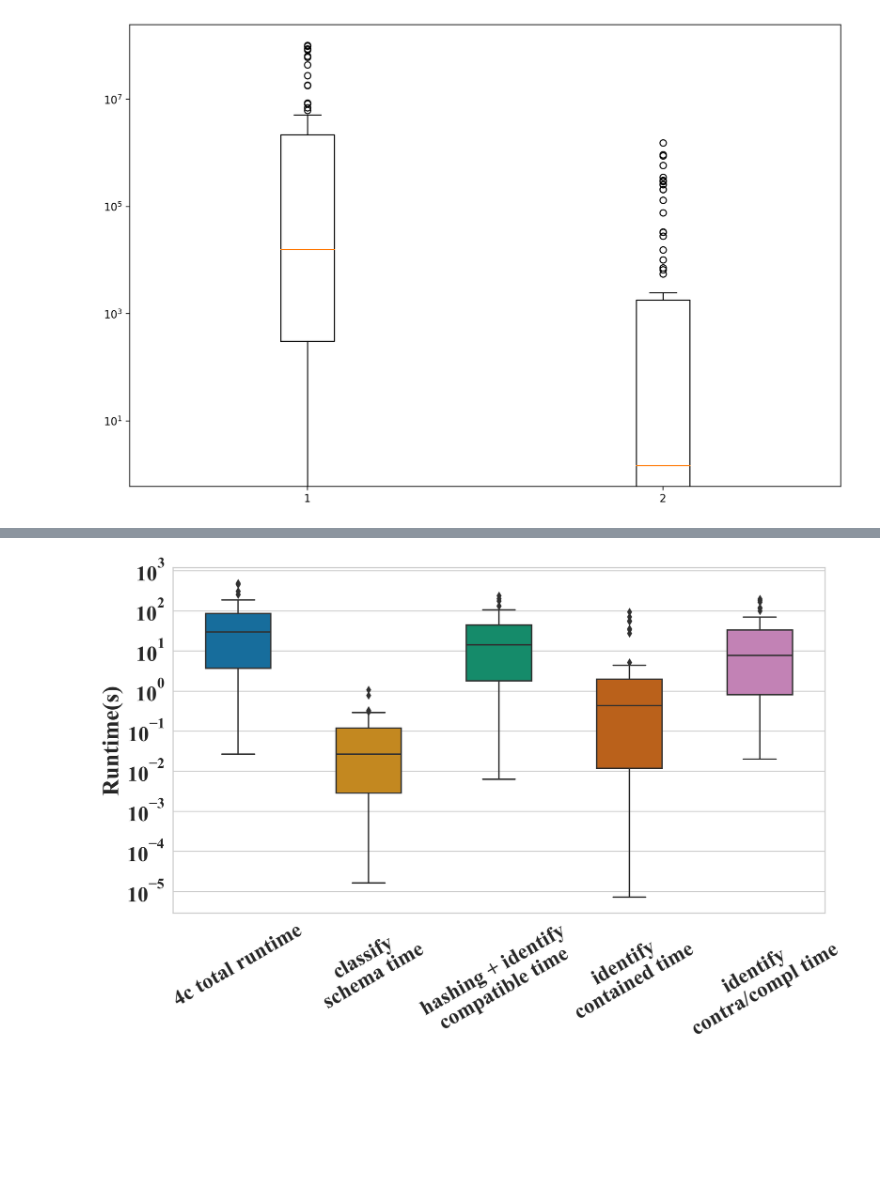
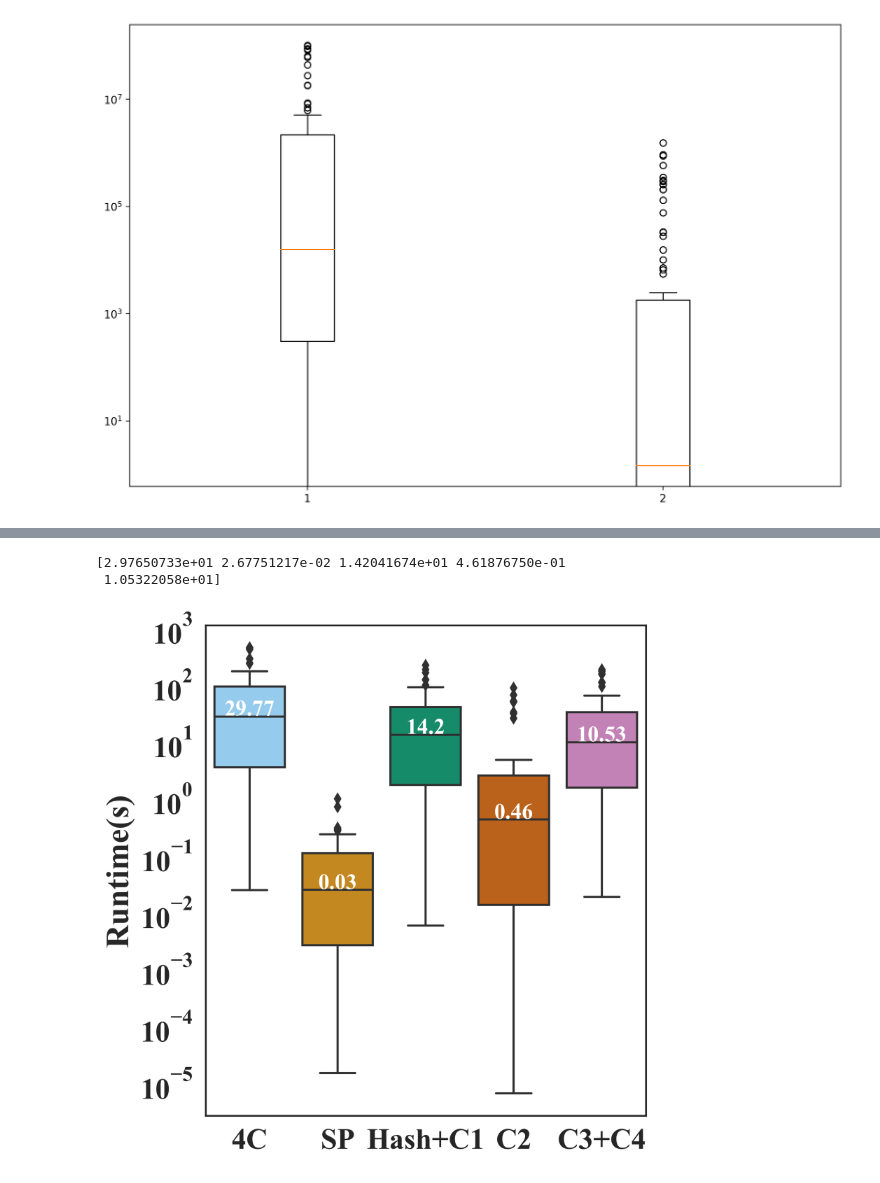
Before and after one commit to TheDataStation/ver, a Jupyter notebook: view_distillation/scalability_plot.ipynb, the cells around one changed output, grey strips where cells are left out. Drawn from its saved outputs; the diff is of its cells as text; code cells hidden in the pictures; blank space fills up the shorter version.

Commit message:
plot

```diff
--- a/view_distillation/scalability_plot.ipynb
+++ b/view_distillation/scalability_plot.ipynb
@@ -412,4 +449,0 @@ df
-# %%
-df = pd.melt(df, id_vars=["sample portion"],
-             value_vars=["total time", "get views time", "4c time", "num views"])
-df
@@ -502,0 +450,4 @@ plt.savefig("figures/scalability1.pdf")
+# %%
+df = pd.melt(df, id_vars=["Sample Portion"],
+             value_vars=["Total Runtime", "Get Views Time", "4C Runtime", "Num Views"])
+df
@@ -503,5 +607,5 @@ plt.savefig("figures/scalability1.pdf")
 # %%
-i=3
+i = 3
 total_time = times[:, i, 0]
 get_df_time = times[:, i, 1]
 four_c_time = total_time - get_df_time
@@ -512,10 +616,10 @@ find_complementary_contradictory_time_total = times[:, i, 6]
 # to_plot = np.array([four_c_time, classify_per_table_schema_time,
 #                     total_identify_c1_time, total_identify_c2_time,
 #                     find_complementary_contradictory_time_total]).transpose()
-to_plot = pd.DataFrame({"4c total runtime": four_c_time,
-                        "classify\nschema time": classify_per_table_schema_time,
-                        "hashing + identify\ncompatible time": total_identify_c1_time,
-                        "identify\ncontained time": total_identify_c2_time,
-                        "identify\ncontra/compl time": find_complementary_contradictory_time_total})
+to_plot = pd.DataFrame({"4C": four_c_time,
+                        "SP": classify_per_table_schema_time,
+                        "Hash+C1": total_identify_c1_time,
+                        "C2": total_identify_c2_time,
+                        "C3+C4": find_complementary_contradictory_time_total})
 to_plot
 # %% [output]
@@ -539,20 +643,41 @@ to_plot
 # %%
-ax = sns.boxplot(data=to_plot, width=0.5)
+plt.rcParams['figure.figsize'] = [6, 6]
+plt.rcParams['figure.dpi'] = 300
+
+sns.set_theme(style="white", palette="colorblind", font="Times New Roman", font_scale=1.9)
+
+palette=sns.color_palette("colorblind")
+palette[0] = "lightskyblue"
+ax = sns.boxplot(data=to_plot, width=0.8, palette=palette)
 
 ax.set_yticklabels(ax.get_yticklabels(), fontdict={'weight': 'bold'})
 
 ax.set_yscale("log")
 
 # ax.set_yticks([10**(-5), 10**(-4), 10**(-3), 10**(-2), 10**(-1), 10**(1), 10**(0), 10**(1), 10**(2), 10**(3)])
 
-ax.set_xticklabels(ax.get_xticklabels(), rotation = 30, fontdict={'weight': 'bold'})
+ax.set_xticklabels(ax.get_xticklabels(), fontdict={'weight': 'bold'})
 ax.set_ylabel("Runtime(s)", fontdict={'weight': 'bold'})
 
-ax.set_yticks([10**(-5), 10**(-4), 10**(-3), 10**(-2), 10**(-1), 10**(1), 10**(0), 10**(1), 10**(2), 10**(3)], ontdict={'weight': 'bold'})
+ax.set_yticks(
+    [10 ** (-5), 10 ** (-4), 10 ** (-3), 10 ** (-2), 10 ** (-1), 10 ** (1), 10 ** (0), 10 ** (1), 10 ** (2), 10 ** (3)],
+    ontdict={'weight': 'bold'})
 
+medians = to_plot.median().to_numpy()
+print(medians)
+vertical_offset = medians * 0.05  # offset from median for display
+#
+for xtick in ax.get_xticks():
+    ax.text(xtick, medians[xtick] + vertical_offset[xtick], round(medians[xtick], 2),
+            horizontalalignment='center', size='x-small', color='w', weight='bold')
+
+# lines = ax.get_lines()
+# categories = ax.get_xticks()
 
 plt.tight_layout()
-plt.savefig("figures/scalability2.pdf", dpi=300)
+plt.savefig("figures/scalability2.pdf")
 plt.show()
 # %% [output]
+[2.97650733e+01 2.67751217e-02 1.42041674e+01 4.61876750e-01
+ 1.05322058e+01]
-[figure, old version]
+[figure, new version]
```
Also changed, not shown: parts of 12 cells of this notebook.
